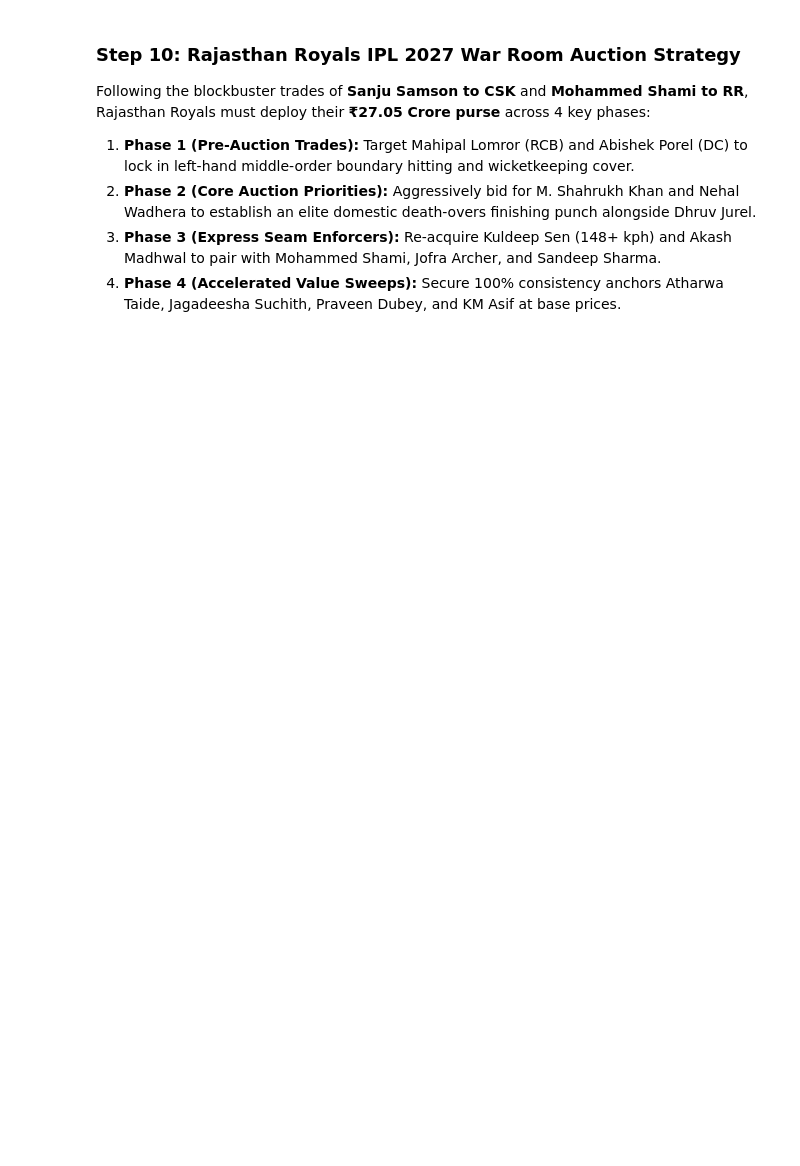
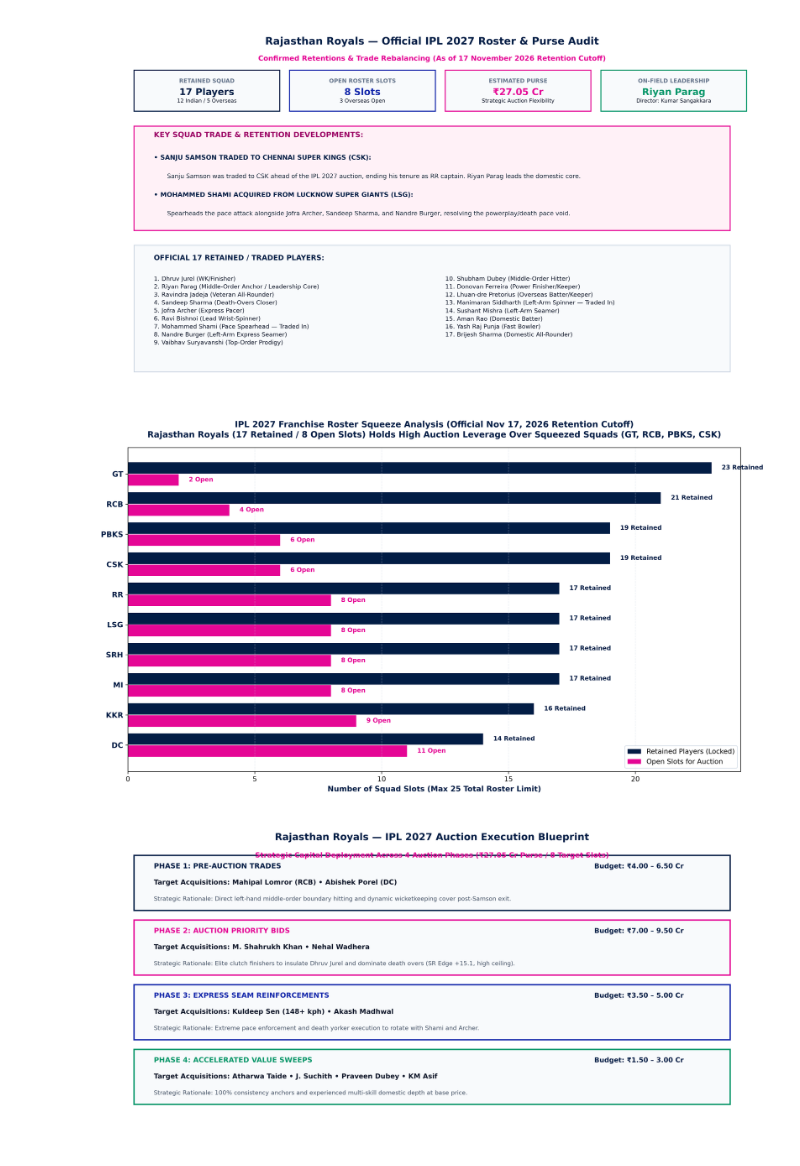
Before and after one commit to umeshraj2007/SupeRR_S2, a Jupyter notebook: SupeRR_Selector_Season2_Analysis.ipynb, the cells around one changed output. Saved outputs shown, nothing was run; the diff lists cells and outputs as text; code cells hidden in the pictures; blank space fills up the shorter version.

```diff
--- a/SupeRR_Selector_Season2_Analysis.ipynb
+++ b/SupeRR_Selector_Season2_Analysis.ipynb
@@ -209,8 +289,0 @@ print("=" * 75)
-# %% [markdown]
-### Step 10: Rajasthan Royals IPL 2027 War Room Auction Strategy
-
-Following the blockbuster trades of **Sanju Samson to CSK** and **Mohammed Shami to RR**, Rajasthan Royals must deploy their **₹27.05 Crore purse** across 4 key phases:
-1. **Phase 1 (Pre-Auction Trades):** Target Mahipal Lomror (RCB) and Abishek Porel (DC) to lock in left-hand middle-order boundary hitting and wicketkeeping cover.
-2. **Phase 2 (Core Auction Priorities):** Aggressively bid for M. Shahrukh Khan and Nehal Wadhera to establish an elite domestic death-overs finishing punch alongside Dhruv Jurel.
-3. **Phase 3 (Express Seam Enforcers):** Re-acquire Kuldeep Sen (148+ kph) and Akash Madhwal to pair with Mohammed Shami, Jofra Archer, and Sandeep Sharma.
-4. **Phase 4 (Accelerated Value Sweeps):** Secure 100% consistency anchors Atharwa Taide, Jagadeesha Suchith, Praveen Dubey, and KM Asif at base prices.
@@ -220,0 +290,9 @@ display(Image(filename='images/roster_squeeze_and_acquisition_strategy.png'))
+# %%
+# Cell 8: Rajasthan Royals IPL 2027 Squad Audit, Roster Squeeze & Auction Execution Blueprint
+display(Image(filename='images/rr_2026_squad_audit.png', width=880))
+display(Image(filename='images/roster_squeeze_and_acquisition_strategy.png', width=880))
+display(Image(filename='images/war_room_trade_blueprint.png', width=880))
+# %% [output]
+[figure, added]
+[figure, added]
+[figure, added]
```
Also changed, not shown: parts of 20 cells of this notebook, 23 other files.
